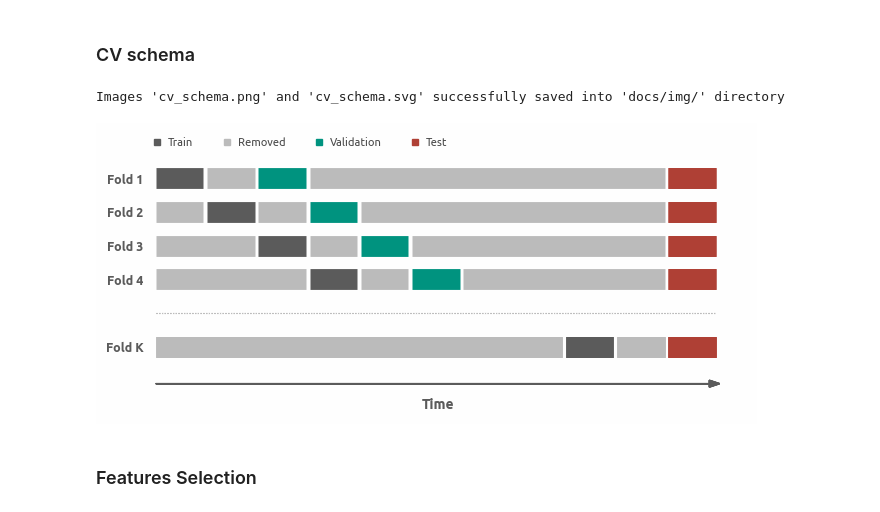
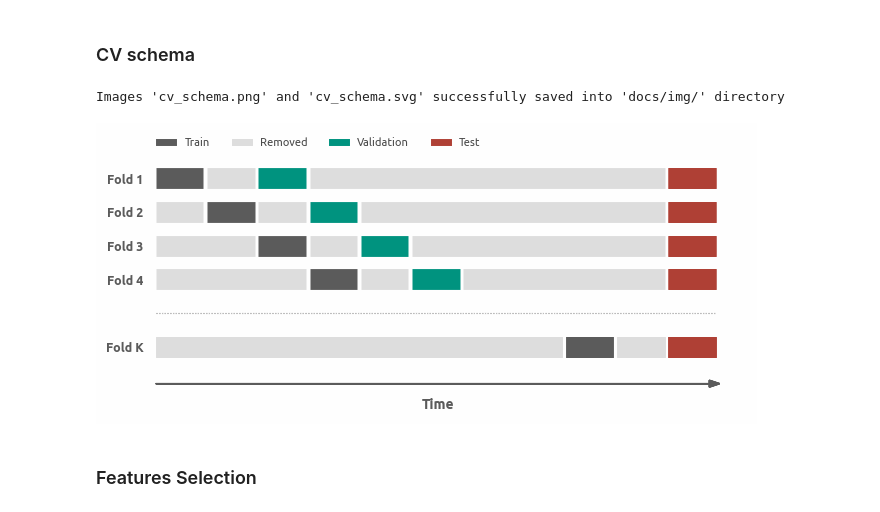
Before and after one commit to a-chasovsky/credit-card-fraud-detection, a Jupyter notebook: 2-models-evaluation.ipynb, the cells around one changed output. Cells and saved outputs as stored; diff of their text form; code cells hidden in the pictures.

```diff
--- a/2-models-evaluation.ipynb
+++ b/2-models-evaluation.ipynb
@@ -40,7 +40,7 @@ xticks = arange(8)
 lw=15
 delta = 0.075
 color_train = '#5B5B5B'
-color_removed = '#BBBBBB'
+color_removed = '#DDDDDD'
 color_ev = palette[2]
 color_test = palette[1]
 
@@ -143,36 +143,36 @@ for i in arange(1, 5):
 
     xmin, xmax = ax.get_xlim()
     ymin, ymax = ax.get_ylim()
 
     ax.arrow(1, 0.9, 11, 0, fc=color_train, ec=color_train, lw=1,
              head_width=0.2, head_length=0.2, overhang=0,
              length_includes_head=True, clip_on = False)
 
     ax.set_xlabel(
         'Time', loc='center', color=color_train, weight='bold', size=10, labelpad=-12)
     ax.tick_params(axis='x', bottom=False, labelbottom=False)
     ax.set_ylim(0, 8)
     ax.set_yticks(
         ticks=arange(1, 8),
         labels=['', 'Fold K', '', 'Fold 4', 'Fold 3', 'Fold 2', 'Fold 1'],
         size=9, weight='bold', color=color_train)
 
     ax.grid(False)
 
     ax.legend(
         **legend_create_handles(
             n=4,
-            kind='square',
+            kind='rect',
             labels=['Train', 'Removed', 'Validation', 'Test'],
             colors=[color_train, color_removed, color_ev, color_test],
             alpha=1, markersize=5),
-        **legend_inline(bbox_to_anchor=(0.013, 0.95)),
+        **legend_inline(bbox_to_anchor=(0.035, 0.95)),
         fontsize=8)
 
 savefig('cv_schema', dir='docs/img/')
 # %% [output]
 Images 'cv_schema.png' and 'cv_schema.svg' successfully saved into 'docs/img/' directory
-[figure, old version]
+[figure, new version]
 # %% [markdown]
 ### Features Selection
 # %%
```
Also changed, not shown: 2 other files.
